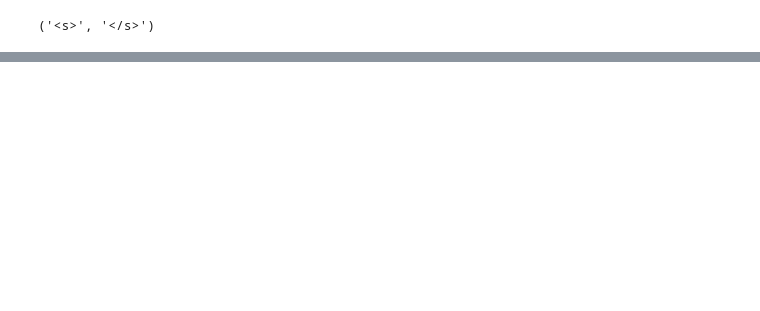
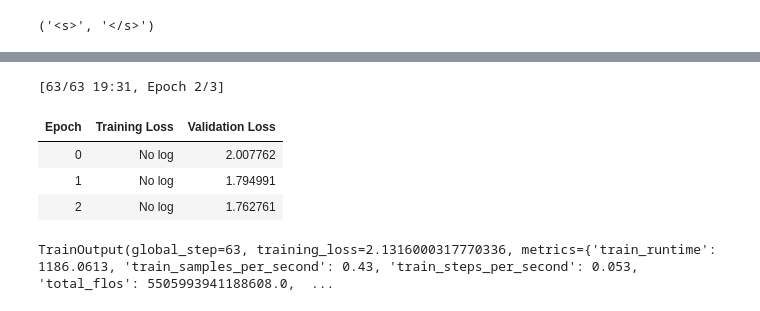
Before and after one commit to twicy/ESE577_Final_Project, a Jupyter notebook: ESE577_Fina_Project_2.ipynb, the cells around one changed output, grey strips where cells are left out. Saved outputs shown, nothing was run; the diff lists cells and outputs as text; code cells hidden in the pictures; blank space fills up the shorter version.

Commit message:
fixed memory issue

```diff
--- a/ESE577_Fina_Project_2.ipynb
+++ b/ESE577_Fina_Project_2.ipynb
@@ -133,9 +143,10 @@ tokenizer.bos_token, tokenizer.eos_token
 model = prepare_model_for_kbit_training(model)
 # Reference: https://huggingface.co/docs/peft/en/quicktour
 peft_config = LoraConfig(
-    r=8,
-    lora_alpha=32,
-    lora_dropout=0.1
+    task_type="CAUSAL_LM",
+    r=4,
+    lora_alpha=16,
+    lora_dropout=0.2
 )
 model = get_peft_model(model, peft_config)
 # %%
@@ -143,16 +154,19 @@ model = get_peft_model(model, peft_config)
 training_arguments = TrainingArguments(
     output_dir="./ese577_model",
     num_train_epochs=3,  # Number of epochs
-    per_device_train_batch_size=2,
-    per_device_eval_batch_size=2,
-    learning_rate=5e-5,
-    warmup_steps=10,
+    per_device_train_batch_size=1,
+    per_device_eval_batch_size=1,
+    learning_rate=1e-4,
+    warmup_steps=5,
     logging_dir="./logs",
     evaluation_strategy="epoch",
     save_strategy="epoch",
     save_total_limit=2,
     load_best_model_at_end=True,
-    report_to="none"
+    report_to="none",
+    fp16=True,
+    gradient_accumulation_steps=8,  # Reduce memory by accumulating gradients
+    gradient_checkpointing=True,  # Use gradient checkpointing,
 )
 # %%
 # Load pre-defined metrics
@@ -186,11 +197,12 @@ trainer = SFTTrainer(
     train_dataset=train_dataset,
     eval_dataset=test_dataset,
     peft_config=peft_config,
-    max_seq_length=512,
-    dataset_text_field="text",  # Now using the formatted text field
+    max_seq_length=256,  # Ensure shorter sequences
+    dataset_text_field="text",
     tokenizer=tokenizer,
     args=training_arguments,
-    packing=False,
-    compute_metrics=compute_metrics
+    packing=True,  # Enable dataset packing
+    compute_metrics=None  # Disable metrics during training
 )
 trainer.train()
+# %% [output]
@@ -197,3 +211,9 @@ trainer.train()
+[63/63 19:31, Epoch 2/3]
+| Epoch | Training Loss | Validation Loss |
+| 0 | No log | 2.007762 |
+| 1 | No log | 1.794991 |
+| 2 | No log | 1.762761 |
+TrainOutput(global_step=63, training_loss=2.1316000317770336, metrics={'train_runtime': 1186.0613, 'train_samples_per_second': 0.43, 'train_steps_per_second': 0.053, 'total_flos': 5505993941188608.0,  ...
 # %%
 # Save the model
 trainer.model.save_pretrained("ESE577_chatbot")
```
Also changed, not shown: parts of 6 cells of this notebook.
